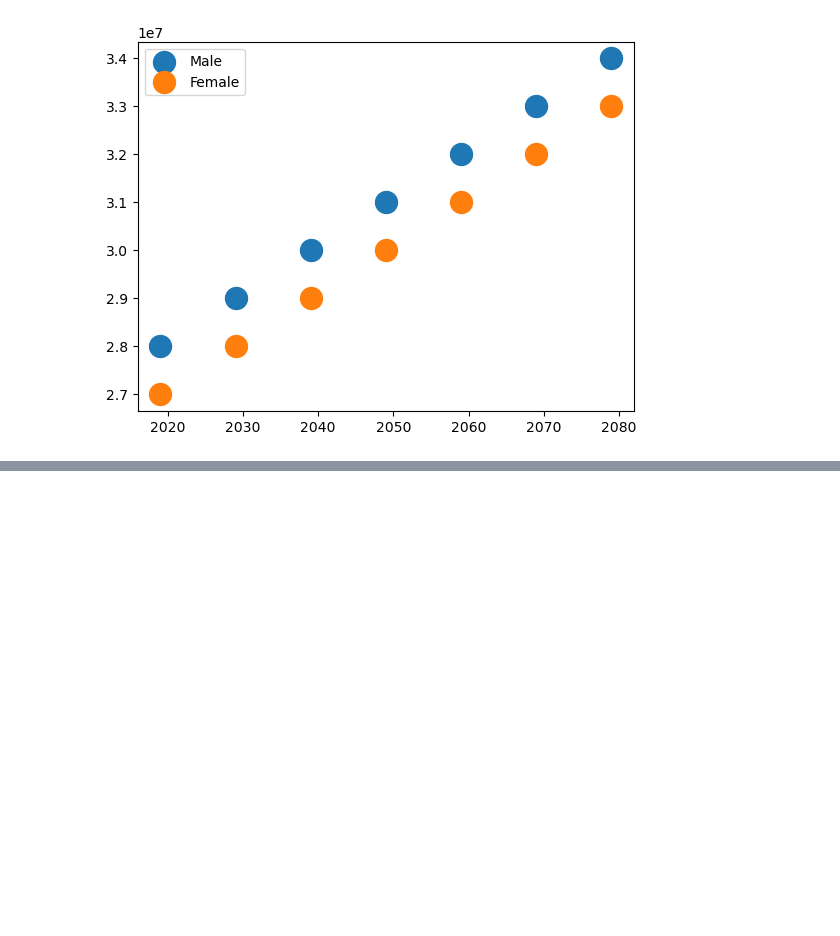
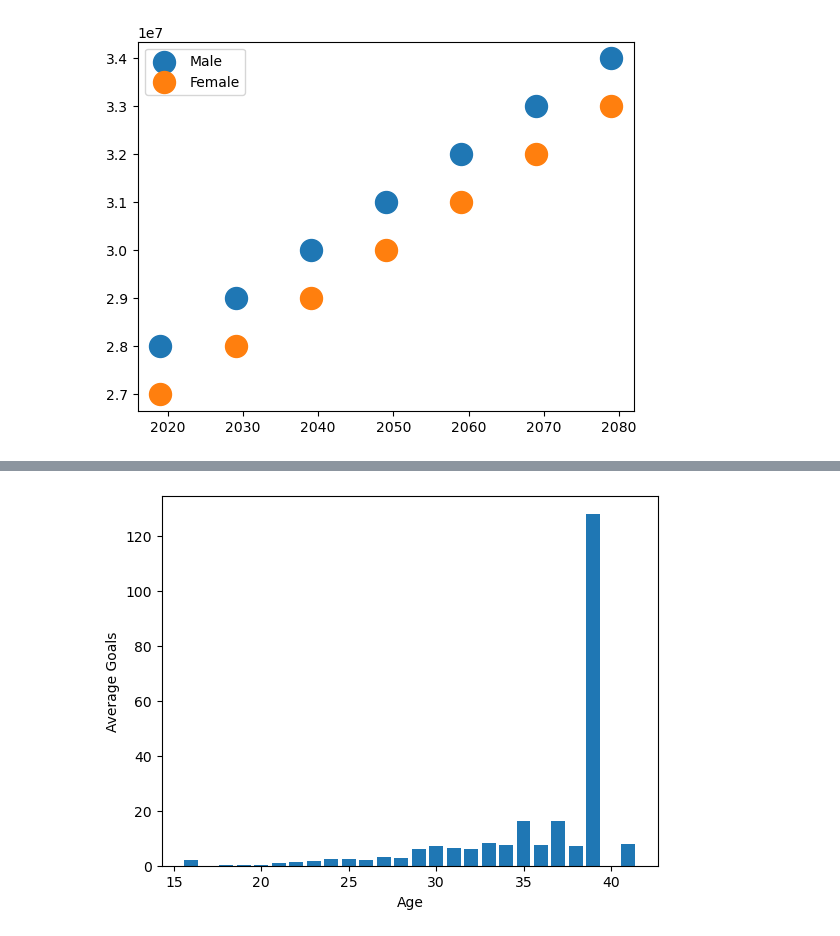
Before and after one commit to rishicares/Python-with-Data-Science, a Jupyter notebook: Day_11.ipynb, the cells around one changed output, grey strips where cells are left out. Saved outputs shown, nothing was run; the diff lists cells and outputs as text; code cells hidden in the pictures; blank space fills up the shorter version.

Commit message:
analyzed data

```diff
--- a/Day_11.ipynb
+++ b/Day_11.ipynb
@@ -165,3 +165,7 @@ plt.legend()
 # %%
 # population and sample
 #seaborn
+# %%
+import pandas as pd
+data = pd.read_csv('euro2024_players.csv')
+data.head()
@@ -167,0 +208,11 @@ plt.legend()
+# %%
+import matplotlib.pyplot as plt
+
+goals_per_age = data.groupby('Age')['Goals'].mean()
+
+plt.bar(goals_per_age.index, goals_per_age.values)
+plt.xlabel('Age')
+plt.ylabel('Average Goals')
+plt.show()
+# %% [output]
+[figure, added]
```
Also changed, not shown: parts of 8 cells of this notebook.
